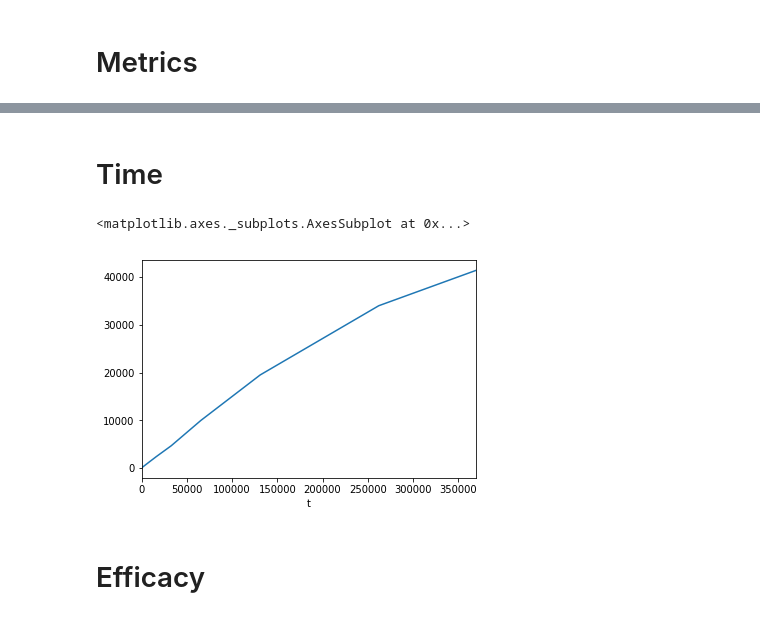
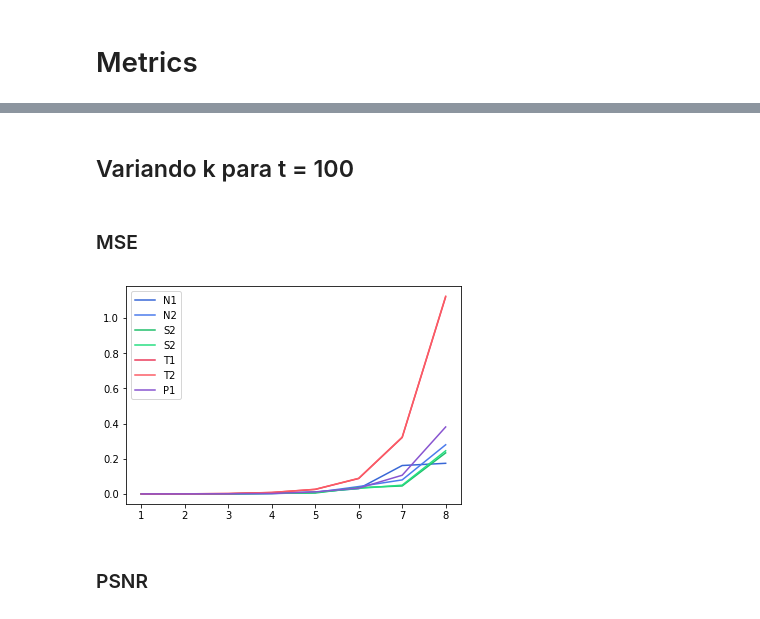
Before and after one commit to FerFrassia/Stego, a Jupyter notebook: scripts/Stego.ipynb, the cells around one changed output, grey strips where cells are left out. Drawn from its saved outputs; the diff is of its cells as text; code cells hidden in the pictures.

```diff
--- a/scripts/Stego.ipynb
+++ b/scripts/Stego.ipynb
@@ -37,13 +11,23 @@ dtype: object
+# %% [markdown]
+## Variando k para t = 100
+# %%
+def plot(t, metric):
+    images = ['n01','n02','s01','s02','t01','t02','p01']
+    labels = ['N1','N2','S2','S2','T1','T2','P1']
+    colors = ['#3867d6', '#4b7bec', '#20bf6b', '#26de81', '#eb3b5a', '#fc5c65', '#8854d0']
+
+    data = [ df[(df.metric == metric) & (df.cover_image_name == image) & (df.t == t)] \
+      for image in images ]
+
+    for i in range(0, len(labels)):
+      plt.plot('k', 'value', data=data[i], label=labels[i], color=colors[i])
+    plt.legend()
+    plt.savefig("varying-k-{}-t{}.png".format(metric,t), dpi=200)
 # %% [markdown]
-# Time
+### MSE
-# %%
-time_df = pd.read_csv("../output/time.csv".format(data_set))
-time_df
-
-time_df[(time_df.command == 'read') & (time_df.cover_image_name == 't02') & (time_df.type == 'processing')]\
-    .groupby('t')['value'].mean().plot()
-# %% [output]
-<matplotlib.axes._subplots.AxesSubplot at 0x...>
-[figure, removed]
+# %%
+plot(100, 'mse')
+# %% [output]
+[figure, added]
 # %% [markdown]
-# Efficacy
+### PSNR
```
Also changed, not shown: parts of 17 cells of this notebook.
